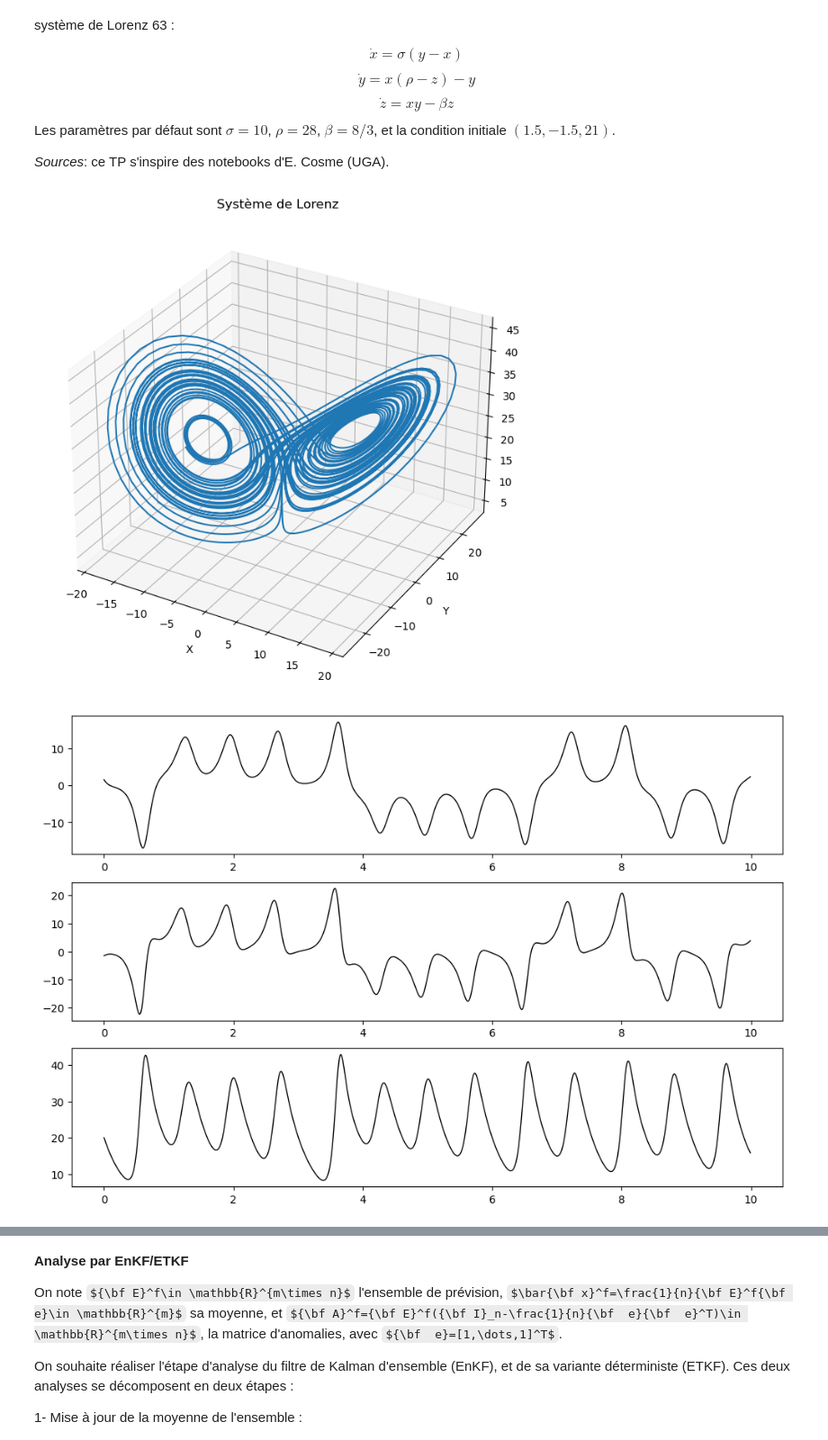
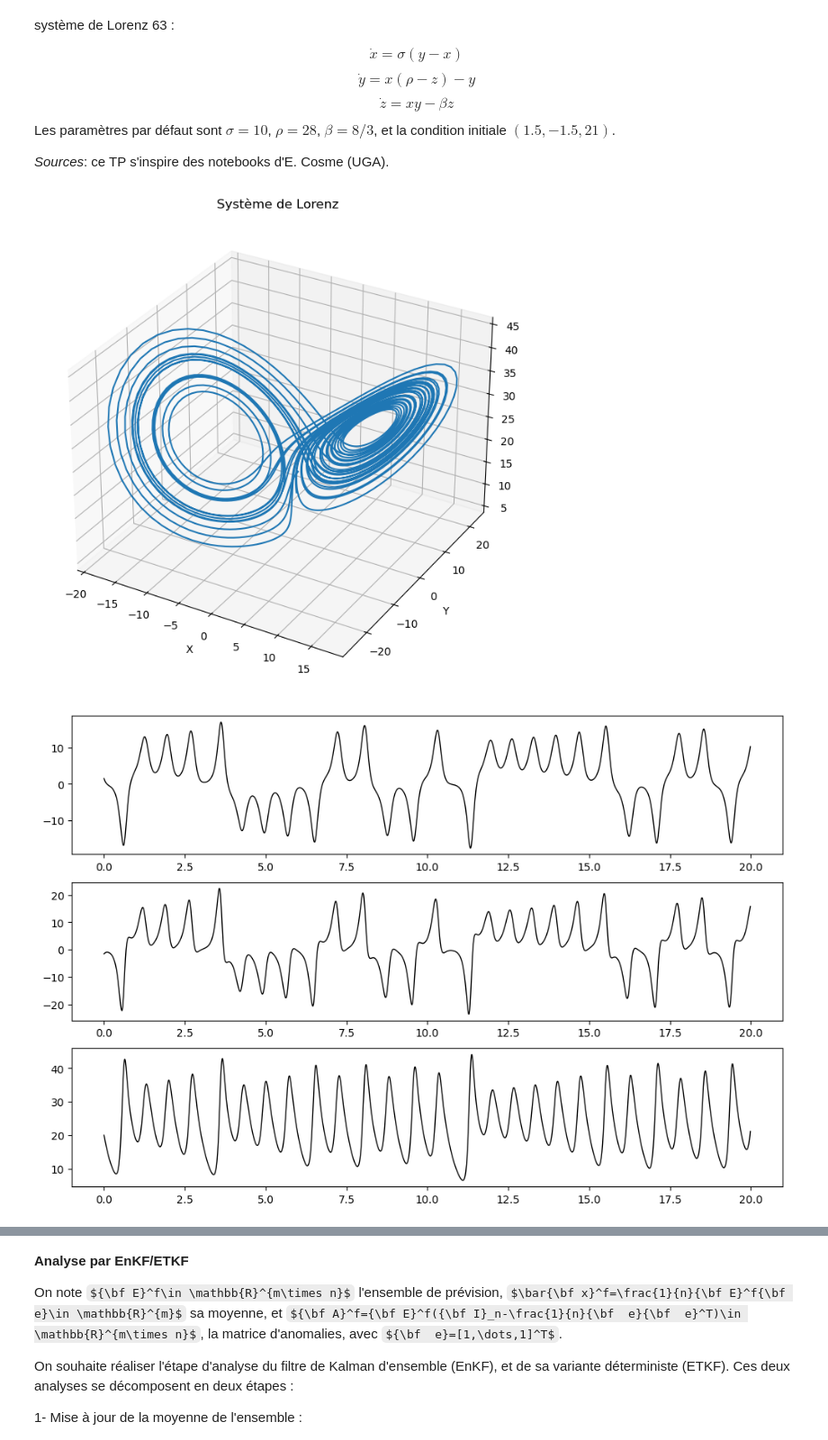
Before and after one commit to latestdesign/Filtering-Project, a Jupyter notebook: TP2_EnKF.ipynb, the cells around one changed output, grey strips where cells are left out. Shown at 90% size. Cells and saved outputs as stored; diff of their text form; code cells hidden in the pictures; some formulas as TeX source.

Commit message:
new plots

```diff
--- a/TP2_EnKF.ipynb
+++ b/TP2_EnKF.ipynb
@@ -81,9 +81,8 @@ class Model:
         plt.show()
 # %%
 # Illustration du système de Lorenz 63 #
-
 lorenz_test = Model()
-lorenz_test.forward(5000)
+lorenz_test.forward(3000)
 from mpl_toolkits.mplot3d import Axes3D
 fig = plt.figure(figsize=(8,8))
 ax = fig.add_subplot(111, projection='3d')
@@ -94,17 +93,17 @@ ax.set_zlabel("Z")
 ax.set_title("Système de Lorenz")
 plt.show()
 # %% [output]
-[figure, old version]
+[figure, new version]
 # %%
 # Simulation de référence
-ntime=1000
+ntime=2000
 lorenz_ref = Model()
 lorenz_ref.forward(ntime)
 lorenz_ref.plot()
 true_state = lorenz_ref.xvar_series
 true_time = lorenz_ref.time_series
 # %% [output]
-[figure, old version]
+[figure, new version]
 # %%
 # Ebauche : erreur sur l'état initial et le paramètre rho
 background_state = np.array([0.5, -3., 22.])
```
Also changed, not shown: parts of 8 cells of this notebook.
